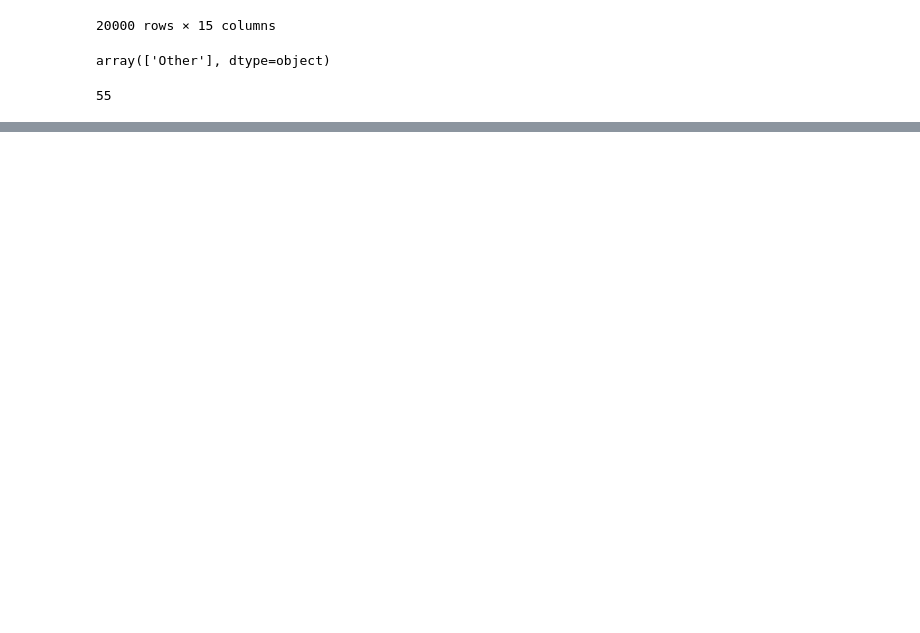
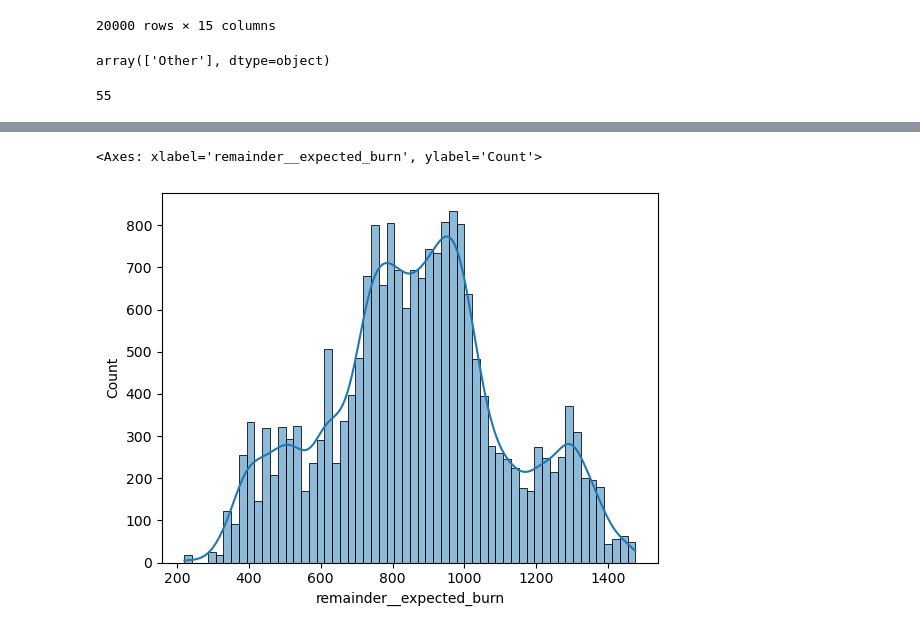
Before and after one commit to FjCardona/LifeStyle-Data-Analysis, a Jupyter notebook: notebooks/ExploratoryAnalysis.ipynb, the cells around one changed output, grey strips where cells are left out. Cells and saved outputs as stored; diff of their text form; code cells hidden in the pictures; blank space fills up the shorter version.

Commit message:
fix: added some visualizations

```diff
--- a/notebooks/ExploratoryAnalysis.ipynb
+++ b/notebooks/ExploratoryAnalysis.ipynb
@@ -167,0 +216,5 @@ df_encoded
+# %%
+sns.histplot(df_encoded['remainder__expected_burn'], kde=True)
+# %% [output]
+<Axes: xlabel='remainder__expected_burn', ylabel='Count'>
+[figure, added]
```
Also changed, not shown: parts of 9 cells of this notebook, 3 other files.
